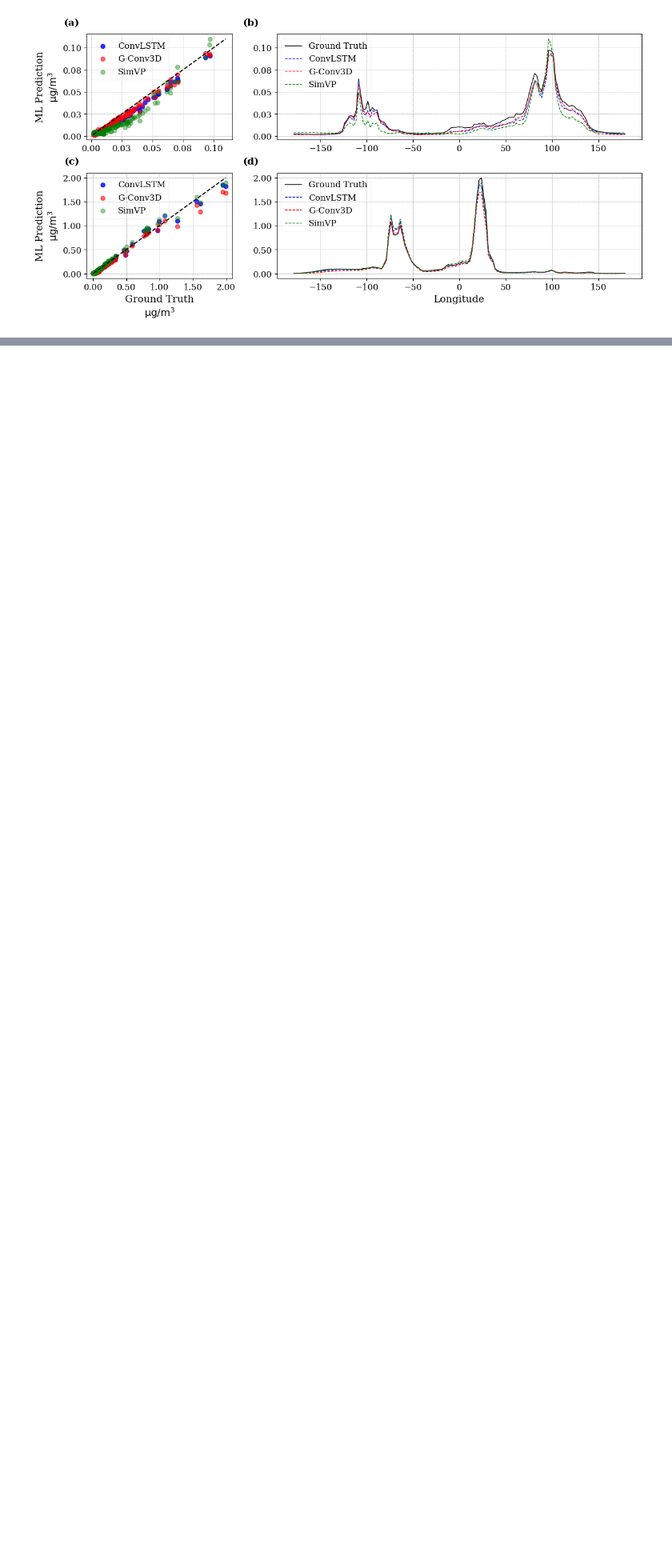
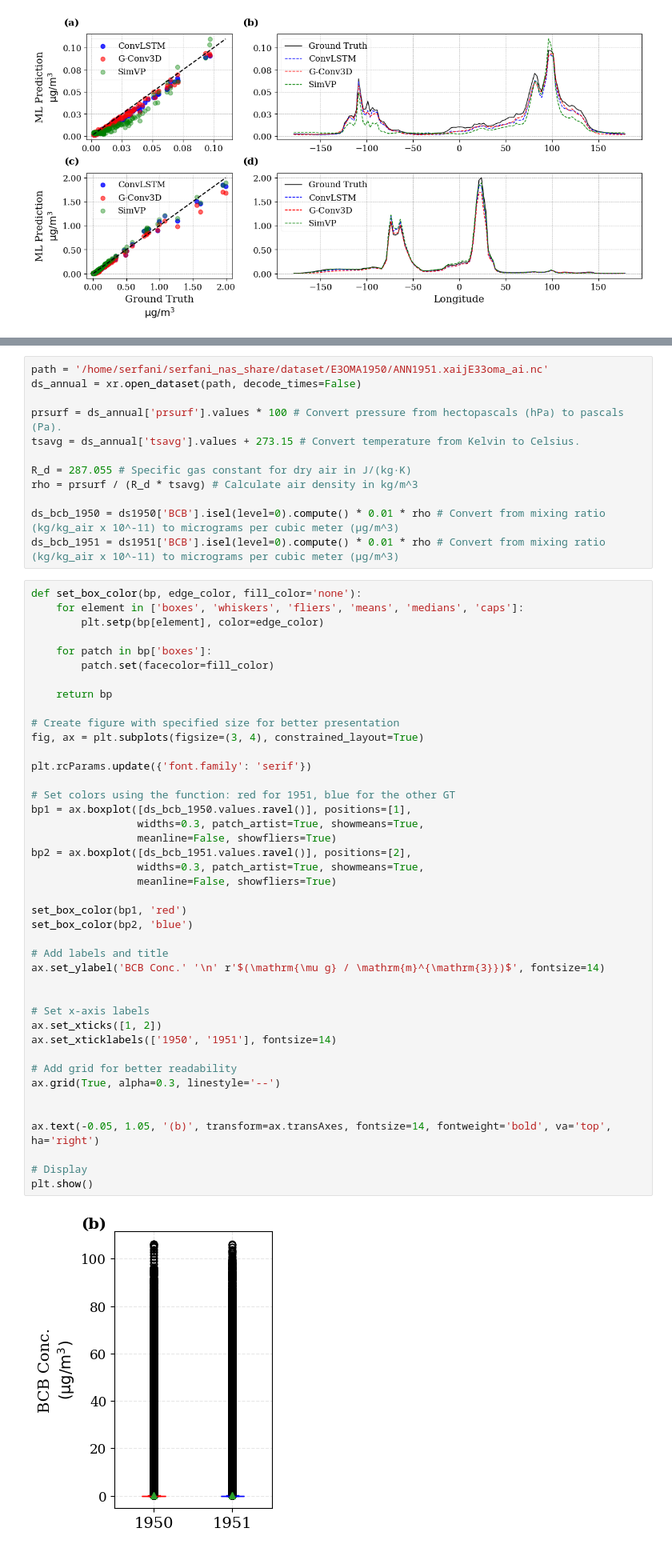
Before and after one commit to smhassanerfani/nasa-niswan, a Jupyter notebook: manuscript_report.ipynb, the cells around one changed output, grey strips where cells are left out. Shown at 80% size. Drawn from its saved outputs; the diff is of its cells as text; blank space fills up the shorter version.

```diff
--- a/manuscript_report.ipynb
+++ b/manuscript_report.ipynb
@@ -840,0 +1125,56 @@ plt.show()
+# %%
+path = '/home/serfani/serfani_nas_share/dataset/E3OMA1950/ANN1951.xaijE33oma_ai.nc'
+ds_annual = xr.open_dataset(path, decode_times=False)
+
+prsurf = ds_annual['prsurf'].values * 100 # Convert pressure from hectopascals (hPa) to pascals (Pa).
+tsavg = ds_annual['tsavg'].values + 273.15 # Convert temperature from Kelvin to Celsius.
+
+R_d = 287.055 # Specific gas constant for dry air in J/(kg·K)
+rho = prsurf / (R_d * tsavg) # Calculate air density in kg/m^3
+
+ds_bcb_1950 = ds1950['BCB'].isel(level=0).compute() * 0.01 * rho # Convert from mixing ratio (kg/kg_air x 10^-11) to micrograms per cubic meter (μg/m^3)
+ds_bcb_1951 = ds1951['BCB'].isel(level=0).compute() * 0.01 * rho # Convert from mixing ratio (kg/kg_air x 10^-11) to micrograms per cubic meter (μg/m^3)
+# %%
+def set_box_color(bp, edge_color, fill_color='none'):
+    for element in ['boxes', 'whiskers', 'fliers', 'means', 'medians', 'caps']:
+        plt.setp(bp[element], color=edge_color)
+
+    for patch in bp['boxes']:
+        patch.set(facecolor=fill_color)
+
+    return bp
+
+# Create figure with specified size for better presentation
+fig, ax = plt.subplots(figsize=(3, 4), constrained_layout=True)
+
+plt.rcParams.update({'font.family': 'serif'})
+
+# Set colors using the function: red for 1951, blue for the other GT
+bp1 = ax.boxplot([ds_bcb_1950.values.ravel()], positions=[1],
+                 widths=0.3, patch_artist=True, showmeans=True,
+                 meanline=False, showfliers=True)
+bp2 = ax.boxplot([ds_bcb_1951.values.ravel()], positions=[2],
+                 widths=0.3, patch_artist=True, showmeans=True,
+                 meanline=False, showfliers=True)
+
+set_box_color(bp1, 'red')
+set_box_color(bp2, 'blue')
+
+# Add labels and title
+ax.set_ylabel('BCB Conc.' '\n' r'$(\mathrm{\mu g} / \mathrm{m}^{\mathrm{3}})$', fontsize=14)
+
+
+# Set x-axis labels
+ax.set_xticks([1, 2])
+ax.set_xticklabels(['1950', '1951'], fontsize=14)
+
+# Add grid for better readability
+ax.grid(True, alpha=0.3, linestyle='--')
+
+
+ax.text(-0.05, 1.05, '(b)', transform=ax.transAxes, fontsize=14, fontweight='bold', va='top', ha='right')
+
+# Display
+plt.show()
+# %% [output]
+[figure, added]
```
Also changed, not shown: parts of 19 cells of this notebook.
